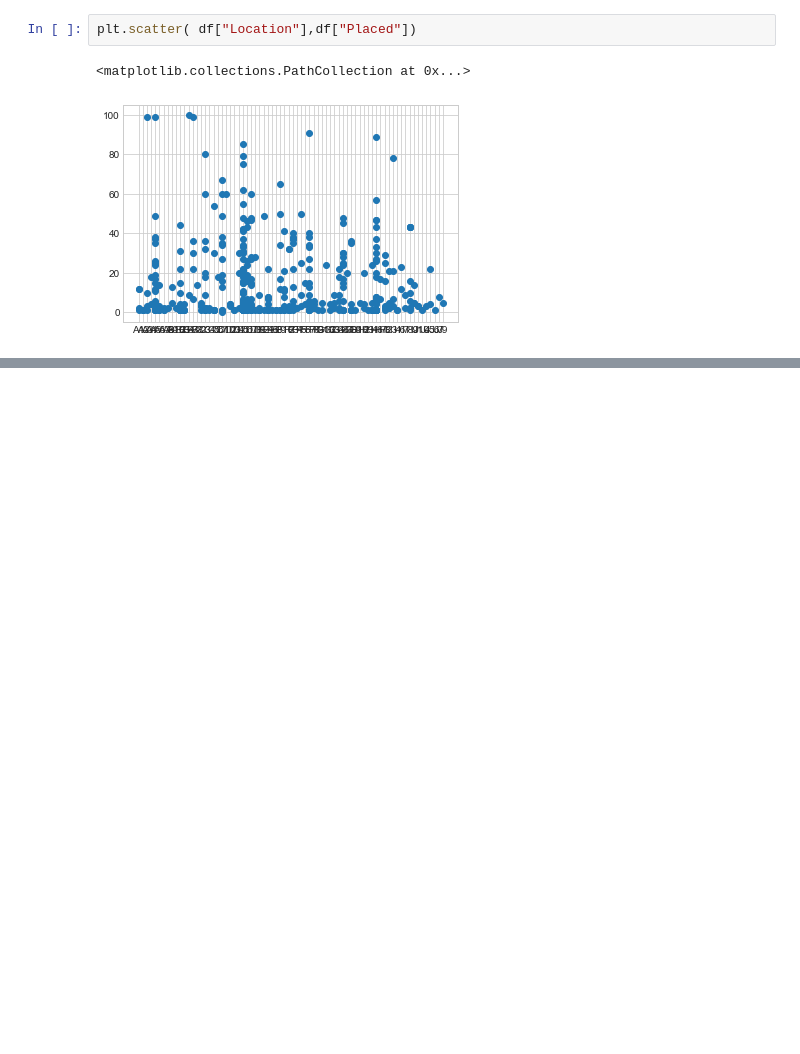
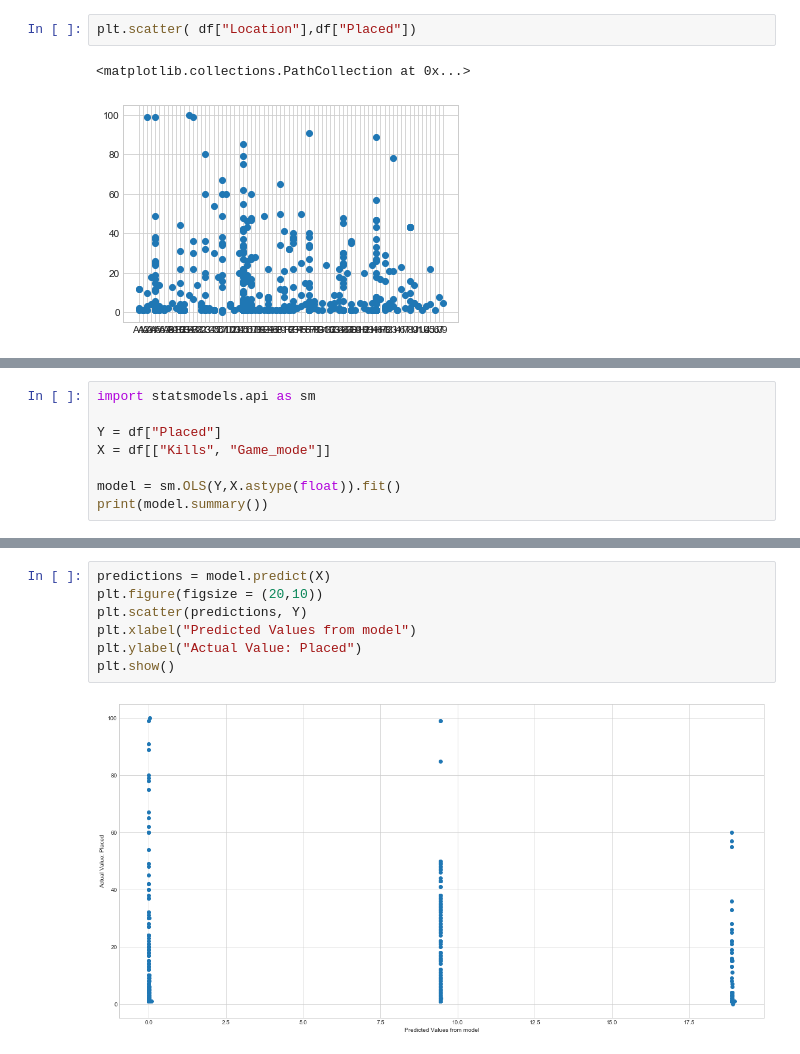
Before and after one commit to Justin1st/Fortnite_Heatmap, a Jupyter notebook: CombinedData Analysis.ipynb, the cells around one changed output, grey strips where cells are left out. Saved outputs shown, nothing was run; the diff lists cells and outputs as text; blank space fills up the shorter version.

Commit message:
Tried my hand at predictions

```diff
--- a/CombinedData Analysis.ipynb
+++ b/CombinedData Analysis.ipynb
@@ -106,3 +83,11 @@ multiples = sns.FacetGrid(df, col = "Location")
 multiples = multiples.map(plt.hist, "Placed")
 # %% [output]
 [figure]
+# %%
+import statsmodels.api as sm
+
+Y = df["Placed"]
+X = df[["Kills", "Game_mode"]]
+
+model = sm.OLS(Y,X.astype(float)).fit()
+print(model.summary())
@@ -108,0 +112,9 @@ multiples = multiples.map(plt.hist, "Placed")
+# %%
+predictions = model.predict(X)
+plt.figure(figsize = (20,10))
+plt.scatter(predictions, Y)
+plt.xlabel("Predicted Values from model")
+plt.ylabel("Actual Value: Placed")
+plt.show()
+# %% [output]
+[figure, added]
```
Also changed, not shown: parts of 5 cells of this notebook.
